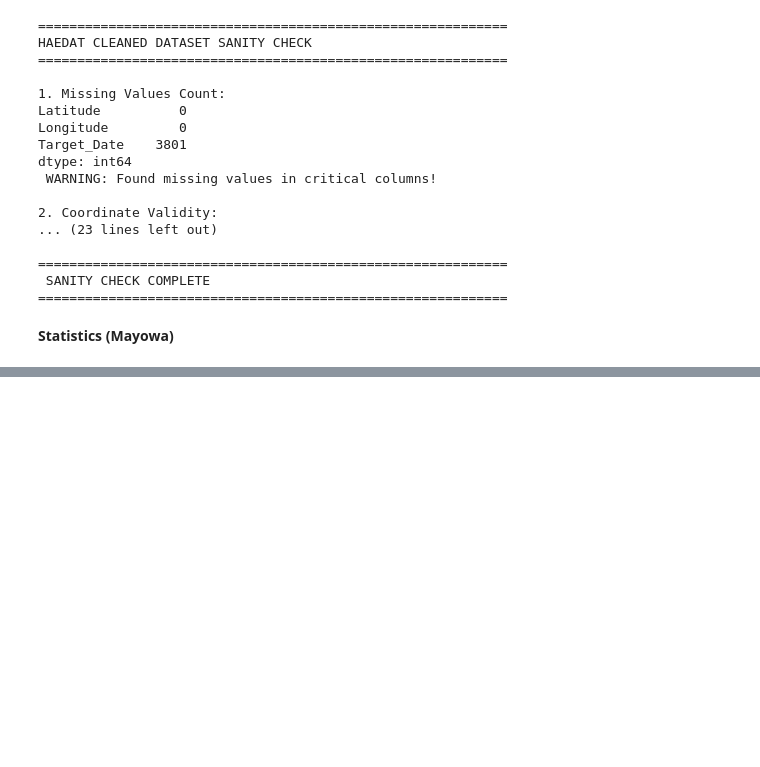
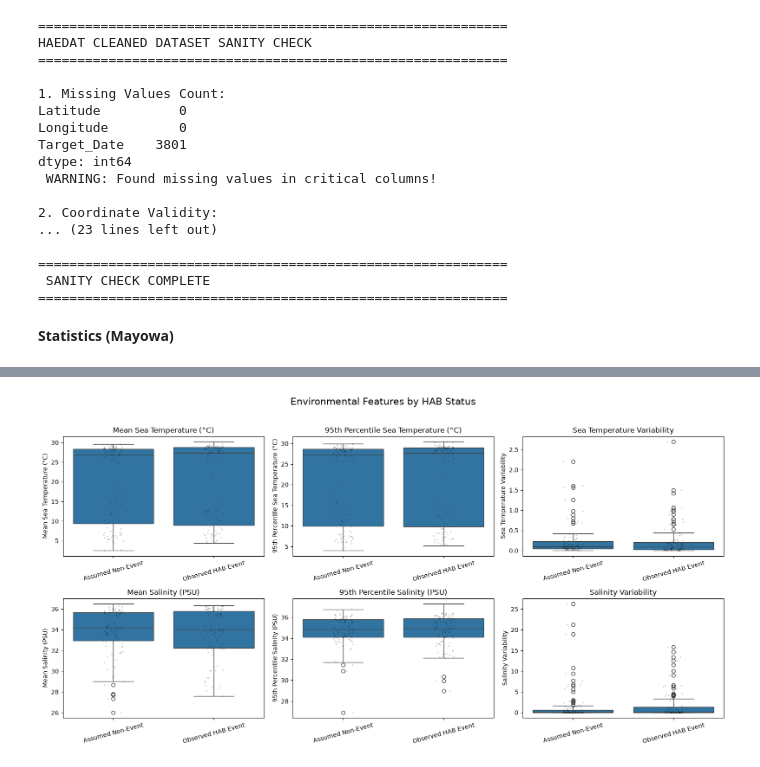
Before and after one commit to Break-Through-Tech/Oregon-State-University-1A-forecasting-risk-of-harmful-algal-blooms-in-coastal-marine-ecosystems, a Jupyter notebook: notebooks/OSU1A.ipynb, the cells around one changed output, grey strips where cells are left out. Saved outputs shown, nothing was run; the diff lists cells and outputs as text; code cells hidden in the pictures; blank space fills up the shorter version.

```diff
--- a/notebooks/OSU1A.ipynb
+++ b/notebooks/OSU1A.ipynb
@@ -473,0 +476,13 @@ INFO - 2026-09-29T20:07:29Z - Selected dataset part: "default"
+# %%
+#Analyze the dataset that has synthethic events
+df = pd.read_csv("../data/processed/hab_model_dataset_initial.csv")
+
+df["label_status"] = df["is_synthetic"].map({
+    True: "assumed absence",
+    False: "observed event"
+})
+
+print(df.shape)
+display(df.groupby(["sample_type", "target"]).size())
+display(df.isna().mean().sort_values(ascending=False).head(20))
+display(df.describe(include="all").T)
@@ -473,0 +525,52 @@ INFO - 2026-09-29T20:07:29Z - Selected dataset part: "default"
+# %%
+# Compare environmental features between observed HAB events and assumed non-events
+import seaborn as sns
+
+features = [
+    "thetao_mean", "thetao_p95", "thetao_variance",
+    "so_mean", "so_p95", "so_variance",
+]
+
+feature_labels = {
+    "thetao_mean": "Mean Sea Temperature (°C)",
+    "thetao_p95": "95th Percentile Sea Temperature (°C)",
+    "thetao_variance": "Sea Temperature Variability",
+    "so_mean": "Mean Salinity (PSU)",
+    "so_p95": "95th Percentile Salinity (PSU)",
+    "so_variance": "Salinity Variability",
+}
+
+target_labels = {
+    0: "Assumed Non-Event",
+    1: "Observed HAB Event",
+}
+
+plot_df = df.copy()
+plot_df["target_label"] = plot_df["target"].map(target_labels)
+
+fig, axes = plt.subplots(2, 3, figsize=(16, 8))
+
+for ax, feature in zip(axes.flat, features):
+    sns.boxplot(data=plot_df, x="target_label", y=feature, ax=ax)
+    sns.stripplot(
+        data=plot_df,
+        x="target_label",
+        y=feature,
+        color="black",
+        alpha=0.25,
+        size=2,
+        ax=ax,
+    )
+    ax.set_title(feature_labels[feature])
+    ax.set_xlabel("")
+    ax.set_ylabel(feature_labels[feature])
+    ax.tick_params(axis="x", rotation=15)
+
+fig.suptitle(
+    "Environmental Features by HAB Status",
+    fontsize=16,
+    y=1.02,
+)
+plt.tight_layout()
+# %% [output]
+[figure, added]
```
Also changed, not shown: parts of 8 cells of this notebook, 1 other file.
